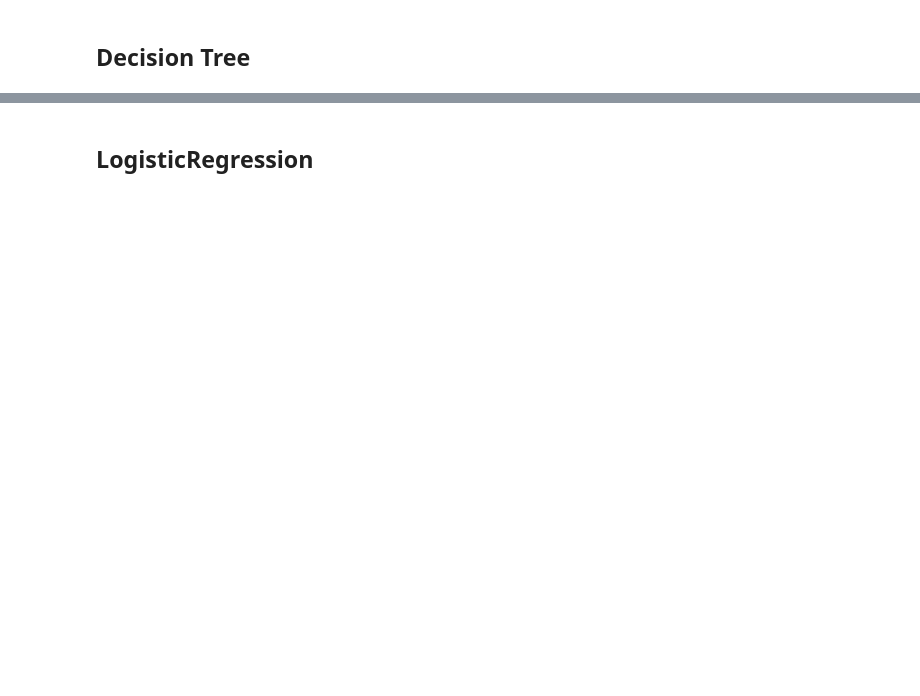
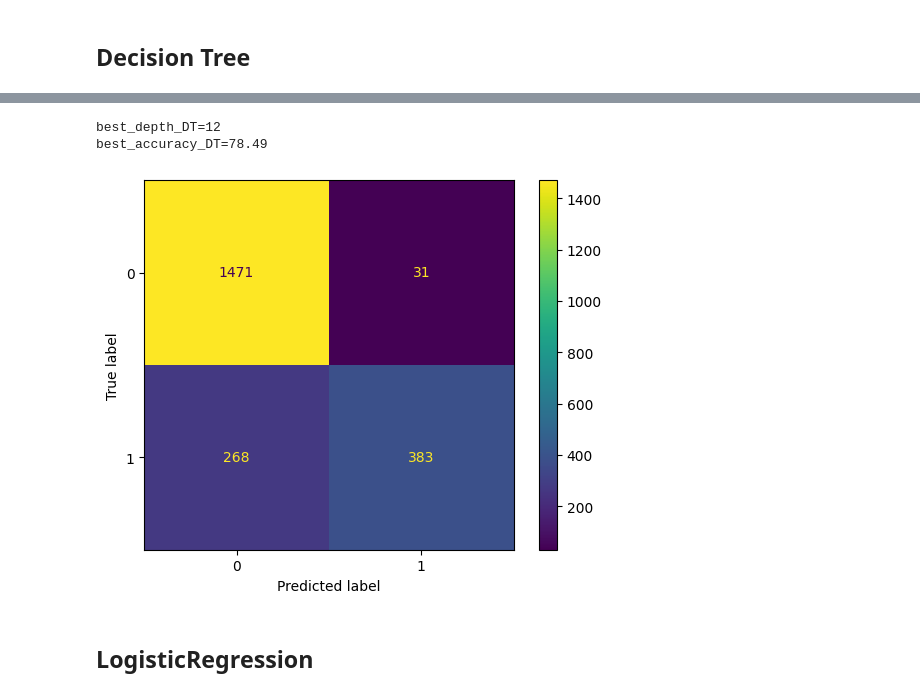
Before and after one commit to Gvozdyara/ml-tariff-classification, a Jupyter notebook: prediction_mobile_tariffs.ipynb, the cells around one changed output, grey strips where cells are left out. Saved outputs shown, nothing was run; the diff lists cells and outputs as text; code cells hidden in the pictures; blank space fills up the shorter version.

```diff
--- a/prediction_mobile_tariffs.ipynb
+++ b/prediction_mobile_tariffs.ipynb
@@ -139,0 +131,5 @@ Name: is_ultra, Length: 2153, dtype: int64
+# %%
+over = RandomOverSampler(sampling_strategy=1)
+X_balanced, y_balanced = over.fit_resample(X_train, y_train)
+# under = RandomUnderSampler(sampling_strategy=0.7)
+# X, y = under.fit_resample(X, y)
@@ -160,14 +184,13 @@ best_depth_RF = 0
 exit = False
 est = 5
 parameters = []
-for est in tqdm(range(2,52)):
-    for depth in range(2,25):
+for est in tqdm(range(2,10)):
+    for depth in range(2, 10):
         RF = RandomForestClassifier(random_state = RANDOM_SEED,n_estimators = est, max_depth = depth)
-        RF.fit(design_matrix_train,target_vector_train)
-        prediction_valid_RF = RF.predict(design_matrix_valid)
-        accuracy_RF = accuracy_score(prediction_valid_RF, target_vector_valid)
+        RF.fit(X_balanced, y_balanced)
+        prediction_valid_RF = RF.predict(X_valid)
+        accuracy_RF = accuracy_score(prediction_valid_RF, y_valid)
         parameters.append((est, depth, accuracy_RF))
-        print(parameters[-1])
         if best_accuracy_RF < accuracy_RF:
             best_RF = RF
             best_depth_RF = depth
@@ -179,0 +206,3 @@ best_depth_RF, best_est_RF
+# %%
+best_RF = RandomForestClassifier(random_state = RANDOM_SEED,n_estimators = 33, max_depth = 4)
+best_RF.fit(X_balanced, y_balanced)
@@ -244,3 +240,14 @@ df_params.to_excel("svyzy.xlsx")
+# %%
+accuracy = best_accuracy_DT*100
+print(f"{best_depth_DT=}\nbest_accuracy_DT={accuracy:.02f}\n")
+# %% [output]
+best_depth_DT=12
+best_accuracy_DT=78.49
+# %%
+
+disp = ConfusionMatrixDisplay.from_estimator(best_RF, X_train, y_train)
+# %% [output]
+[figure, added]
 # %% [markdown]
 ## LogisticRegression
 # %%
```
Also changed, not shown: parts of 45 cells of this notebook.
